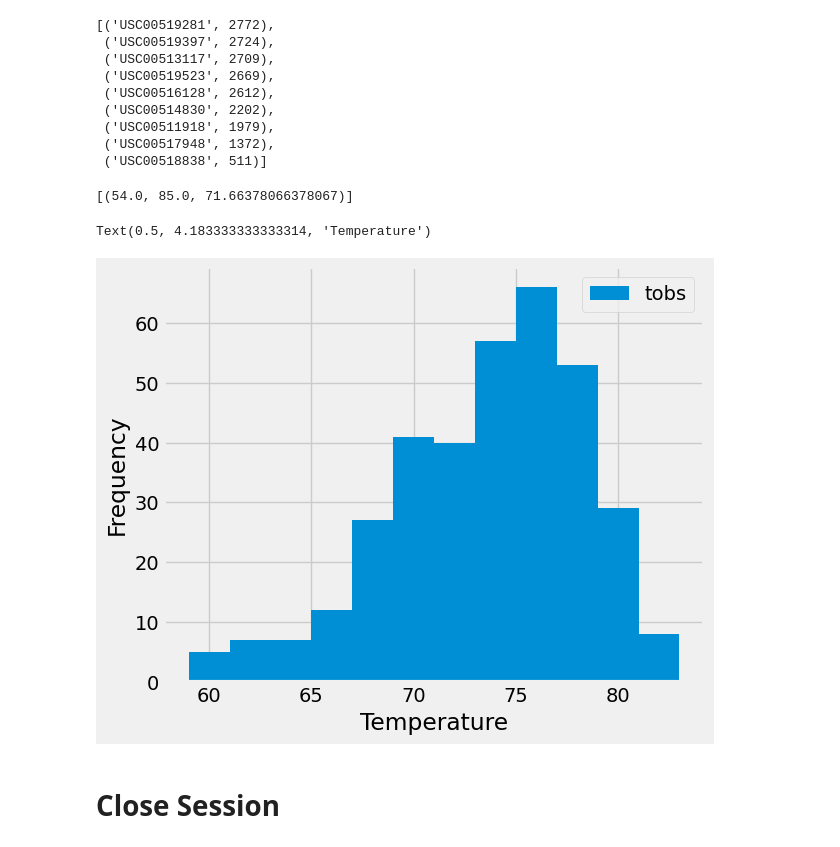
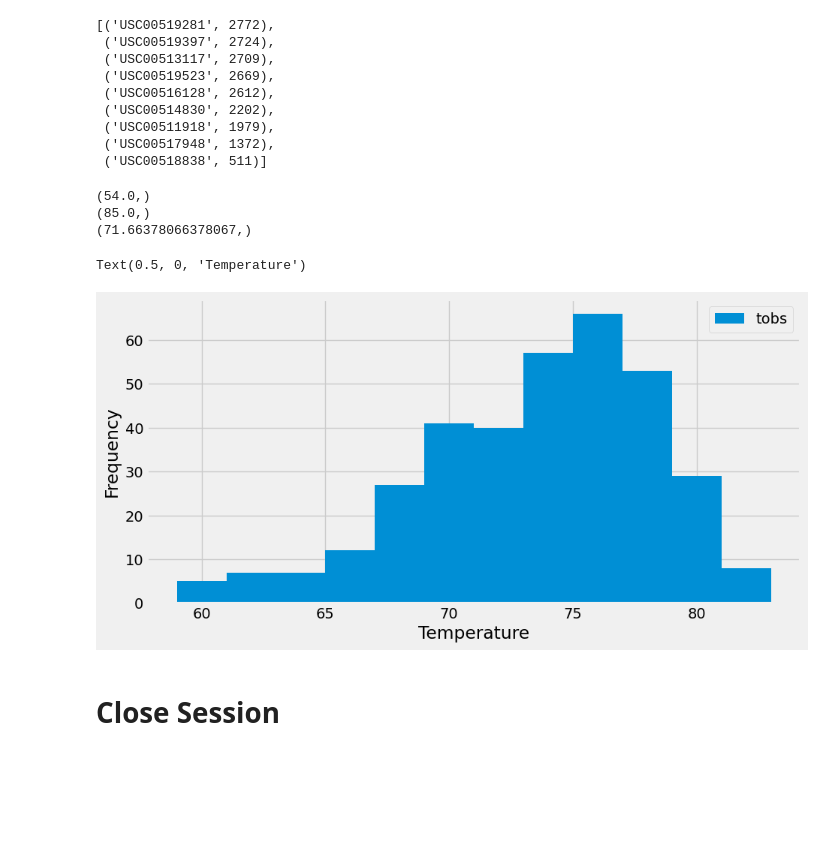
Before and after one commit to rachelklem/sqlalchemy-challenge, a Jupyter notebook: climate_starter.ipynb, the cells around one changed output. Saved outputs shown, nothing was run; the diff lists cells and outputs as text; code cells hidden in the pictures; blank space fills up the shorter version.

```diff
--- a/climate_starter.ipynb
+++ b/climate_starter.ipynb
@@ -32,7 +32,10 @@ Base.classes.keys()
 # %%
 # Save references to each table
+Measurement = Base.classes.measurement
+Station = Base.classes.station
 # %%
 # Create our session (link) from Python to the DB
+session = Session(engine)
 # %% [markdown]
 # Exploratory Precipitation Analysis
 # %%
@@ -44,16 +49,18 @@ Base.classes.keys()
 # Starting from the most recent data point in the database.
 
 # Calculate the date one year from the last date in data set.
-
+first_date = dt.date(2017, 8, 23) - dt.timedelta(days=365)
 
 # Perform a query to retrieve the data and precipitation scores
-
+date_and_precipitation = session.query(Measurement.date, Measurement.prcp).filter(Measurement.date >= first_date).all()
 
 # Save the query results as a Pandas DataFrame. Explicitly set the column names
-
+dpdf = pd.DataFrame(date_and_precipitation, columns=['date', 'precipitation'])
+dpdf.set_index('date', inplace=True)
 
 # Sort the dataframe by date
-
+dpdf = dpdf.sort_values(by='date')
 
 # Use Pandas Plotting with Matplotlib to plot the data
+dpdf.plot(xlabel = 'Date', ylabel='Inches', figsize=(10,5))
 # %% [output]
@@ -92,14 +107,29 @@ Text(0, 0.5, 'Inches')
  ('USC00518838', 511)]
 # %%
 # Using the most active station id from the previous query, calculate the lowest, highest, and average temperature.
+min_temp = session.query(func.min(Measurement.tobs)).filter(Measurement.station == 'USC00519281').first()
+max_temp = session.query(func.max(Measurement.tobs)).filter(Measurement.station == 'USC00519281').first()
+avg_temp = session.query(func.avg(Measurement.tobs)).filter(Measurement.station == 'USC00519281').first()
+print(min_temp)
+print(max_temp)
+print(avg_temp)
 # %% [output]
-[(54.0, 85.0, 71.66378066378067)]
+(54.0,)
+(85.0,)
+(71.66378066378067,)
 # %%
 # Using the most active station id
 # Query the last 12 months of temperature observation data for this station and plot the results as a histogram
+data = session.query(Measurement.tobs).\
+    filter(Measurement.station == 'USC00519281').\
+    filter(Measurement.date >= first_date).all()
+station_df = pd.DataFrame(data, columns=['tobs'])
+
+station_df.plot.hist(bins=12, figsize=(10, 5))
+plt.xlabel('Temperature')
 # %% [output]
-Text(0.5, 4.183333333333314, 'Temperature')
+Text(0.5, 0, 'Temperature')
-[figure, old version]
+[figure, new version]
 # %% [markdown]
 # Close Session
 # %%
```
Also changed, not shown: parts of 6 cells of this notebook.
